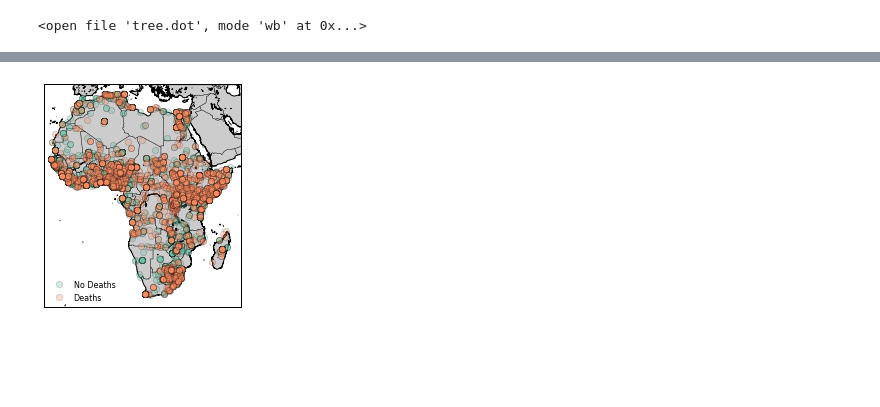
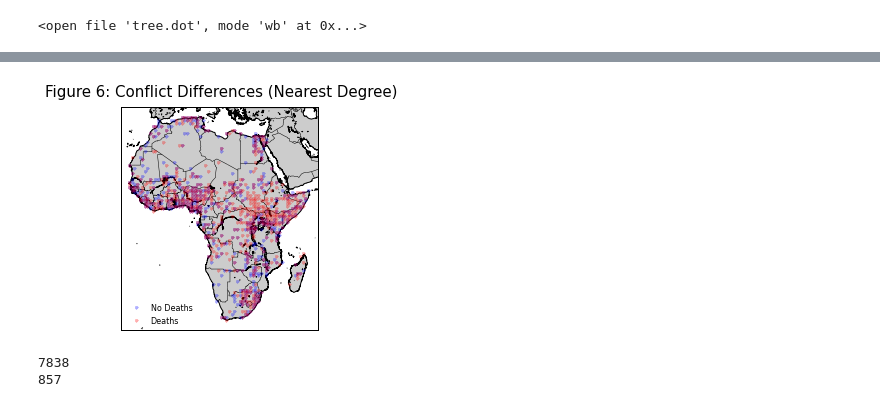
Before and after one commit to boyasm/STAT-222, a Jupyter notebook: Boyas 222 Project.ipynb, the cells around one changed output, grey strips where cells are left out. Cells and saved outputs as stored; diff of their text form; code cells hidden in the pictures; blank space fills up the shorter version.

```diff
--- a/Boyas 222 Project.ipynb
+++ b/Boyas 222 Project.ipynb
@@ -722,19 +768,35 @@ plt.show()
 # %%
 map = Basemap(projection='merc', resolution='i', llcrnrlon=-20, llcrnrlat=-38, urcrnrlon=55, urcrnrlat=40, area_thresh=1)
 map.drawcoastlines()
 map.drawcountries()
 map.drawmapboundary()
 map.fillcontinents()
 
 noNan = scad[['longitude', 'latitude', 'death01']]
+noNan.longitude = np.round(noNan.longitude, decimals=0)
+noNan.latitude = np.round(noNan.latitude, decimals=0)
+noNan = noNan.drop_duplicates()
+
 ndx, ndy = map(noNan.longitude[noNan.death01==0], noNan.latitude[noNan.death01==0])
-p1 = map.plot(ndx, ndy, marker='o', ls='', markerfacecolor=light[0], alpha=0.3)
+p1 = map.plot(ndx, ndy, marker='.', ls='', color='b', alpha=0.3, lw=0)
 dx, dy = map(noNan.longitude[noNan.death01==1], noNan.latitude[noNan.death01==1])
-p2 = map.plot(dx, dy, marker='o', ls='', markerfacecolor=light[1], alpha=0.3)
+p2 = map.plot(dx, dy, marker='.', ls='', color='r', alpha=0.3, lw=0)
 
 legend = plt.legend((p1[0], p2[0]), ('No Deaths', 'Deaths'), loc=3, prop={'size':8}, numpoints=1)
 legend.get_frame().set_linewidth(0.0)
 
-plt.show()
+plt.title('Figure 6: Conflict Differences (Nearest Degree) \n', fontsize=15)
+
+plt.savefig('fig6.pdf', format='pdf', bbox_inches='tight')
 # %% [output]
-[figure, old version]
+[figure, new version]
+# %%
+noNan = scad[['longitude', 'latitude', 'death01']]
+noNan.longitude = np.round(noNan.longitude, decimals=0)
+noNan.latitude = np.round(noNan.latitude, decimals=0)
+print len(noNan)
+noNan = noNan.drop_duplicates(cols=['latitude', 'longitude'])
+print len(noNan)
+# %% [output]
+7838
+857
```
Also changed, not shown: parts of 18 cells of this notebook, 2 other files.
